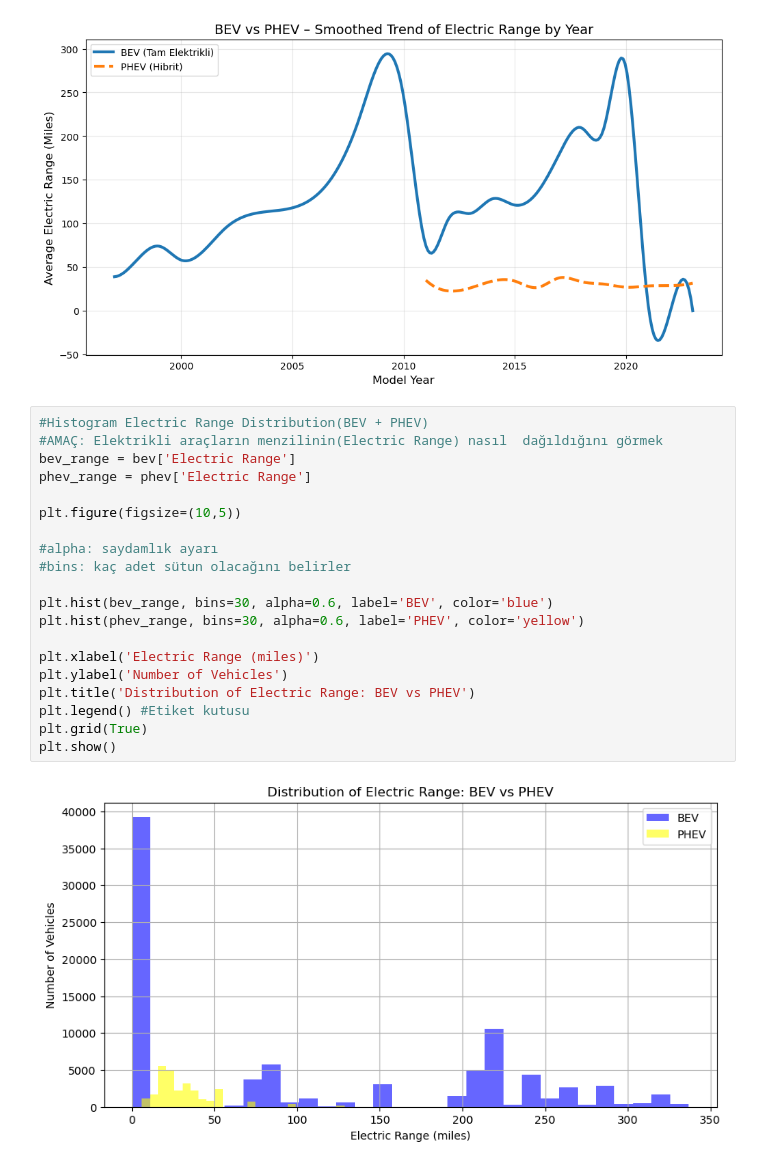
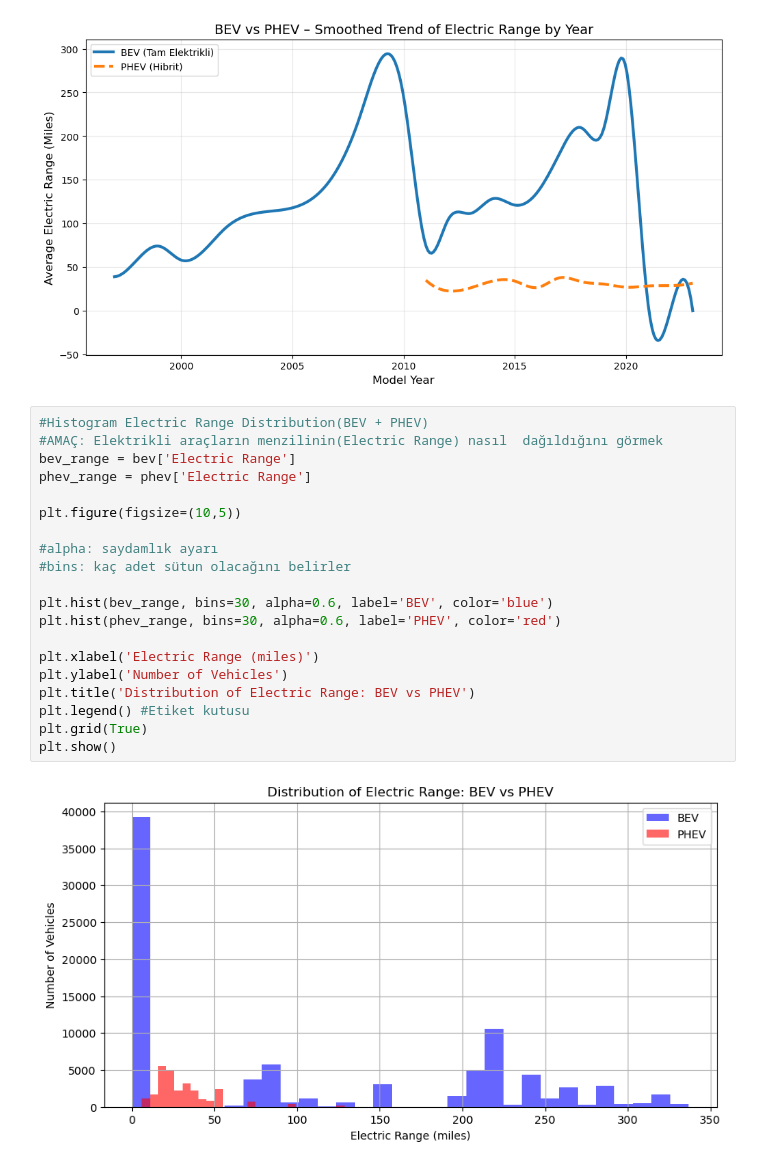
Before and after one commit to kubraStack/PythonVeriBilimiE-itimi-GelecekHayalimProjesi, a Jupyter notebook: EV-Tech-Performance-Analysis-Project/notebooks/analysis.ipynb, the cells around one changed output. Cells and saved outputs as stored; diff of their text form.

```diff
--- a/EV-Tech-Performance-Analysis-Project/notebooks/analysis.ipynb
+++ b/EV-Tech-Performance-Analysis-Project/notebooks/analysis.ipynb
@@ -122,22 +122,22 @@ plt.show()
 # %%
 #Histogram Electric Range Distribution(BEV + PHEV)
 #AMAÇ: Elektrikli araçların menzilinin(Electric Range) nasıl  dağıldığını görmek
 bev_range = bev['Electric Range']
 phev_range = phev['Electric Range']
 
 plt.figure(figsize=(10,5))
 
 #alpha: saydamlık ayarı
 #bins: kaç adet sütun olacağını belirler
 
 plt.hist(bev_range, bins=30, alpha=0.6, label='BEV', color='blue')
-plt.hist(phev_range, bins=30, alpha=0.6, label='PHEV', color='yellow')
+plt.hist(phev_range, bins=30, alpha=0.6, label='PHEV', color='red')
 
 plt.xlabel('Electric Range (miles)')
 plt.ylabel('Number of Vehicles')
 plt.title('Distribution of Electric Range: BEV vs PHEV')
 plt.legend() #Etiket kutusu
 plt.grid(True)
 plt.show()
 # %% [output]
-[figure, old version]
+[figure, new version]
```
